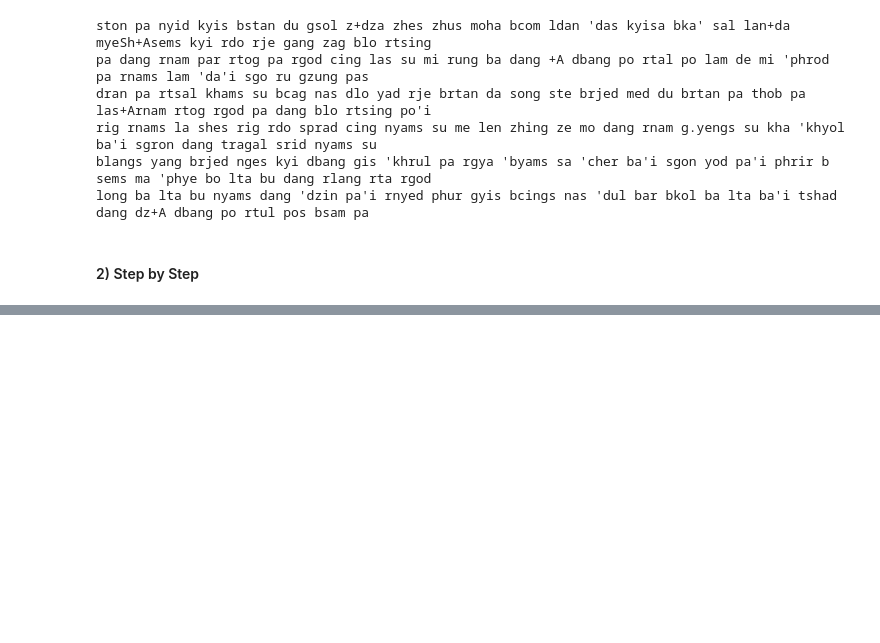
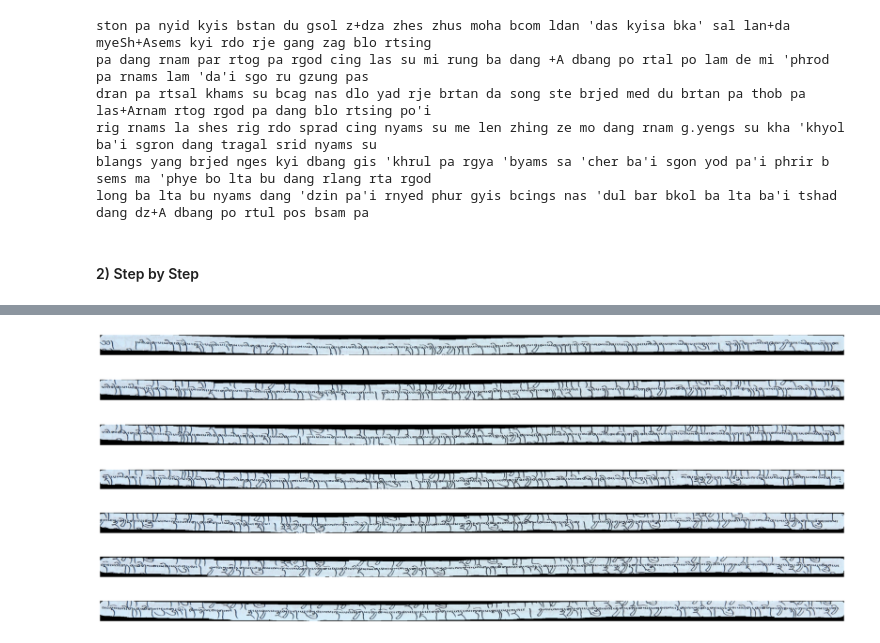
Before and after one commit to OpenPecha/OCR-Deployment, a Jupyter notebook: Demo-OCR.ipynb, the cells around one changed output, grey strips where cells are left out. Cells and saved outputs as stored; diff of their text form; code cells hidden in the pictures; blank space fills up the shorter version.

```diff
--- a/Demo-OCR.ipynb
+++ b/Demo-OCR.ipynb
@@ -102 +84,16 @@ show_overlay(img, line_mask, fig_x=12, fix_y=9)
+# %%
+line_data = get_line_data(img, line_mask)
+line_images = extract_line_images(line_data)
+
+
+for l_img in line_images:
+    show_image(l_img)
+# %% [output]
+[figure, added]
+[figure, added]
+[figure, added]
+[figure, added]
+[figure, added]
+[figure, added]
+[figure, added]
 # %%
```
Also changed, not shown: parts of 5 cells of this notebook, 5 other files.
